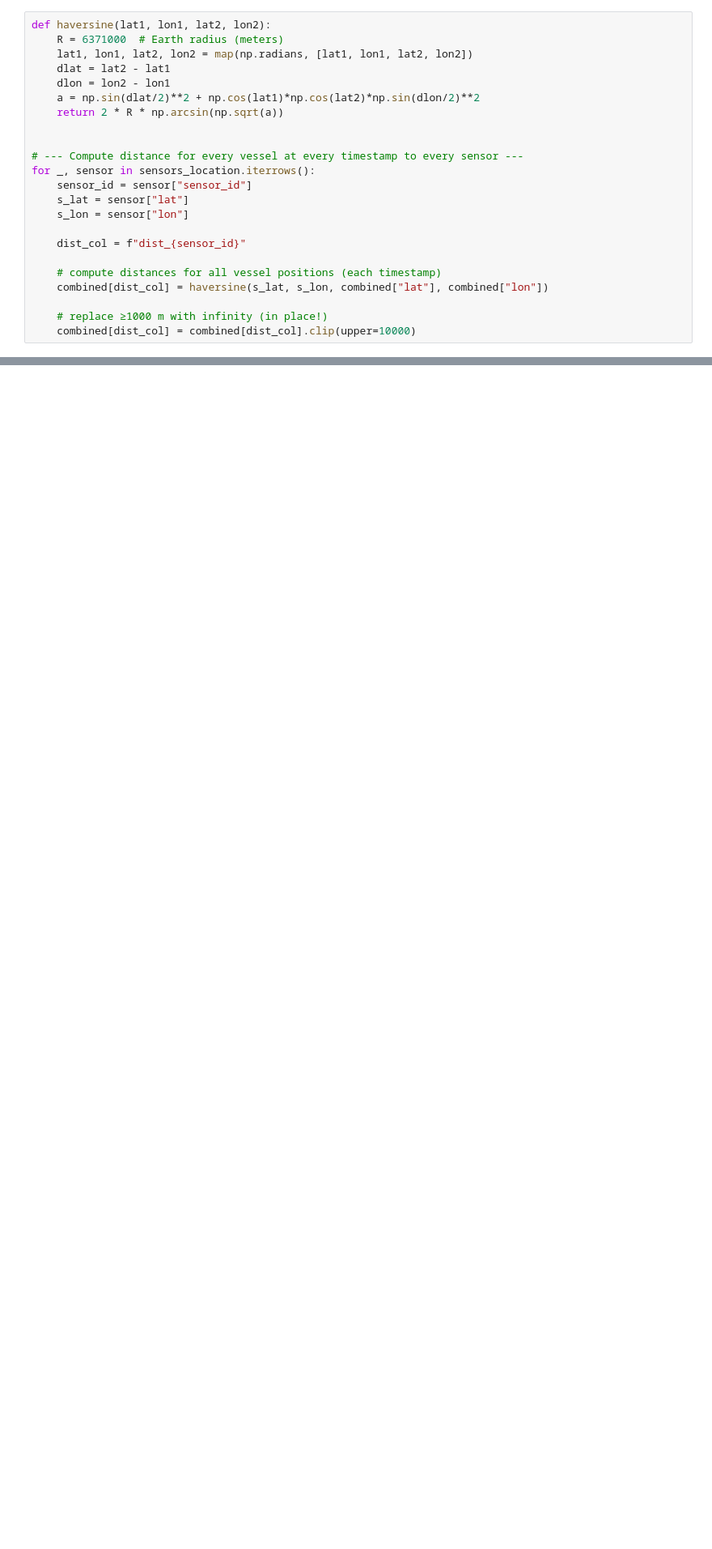
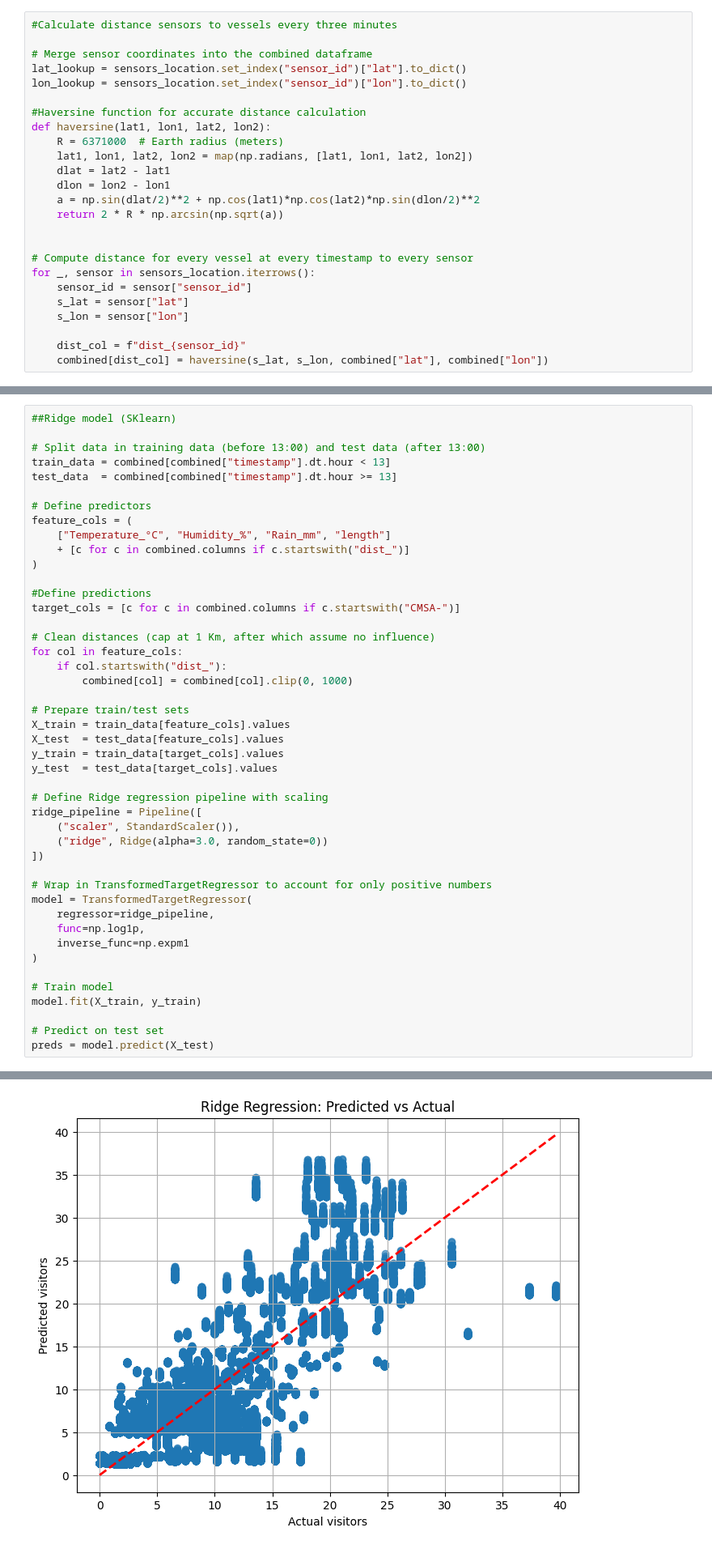
Before and after one commit to Wtoutenhoofd/TIL6022-group-project, a Jupyter notebook: machinelearning.ipynb, the cells around one changed output, grey strips where cells are left out. Shown at 81% size. Cells and saved outputs as stored; diff of their text form; blank space fills up the shorter version.

```diff
--- a/machinelearning.ipynb
+++ b/machinelearning.ipynb
@@ -143,4 +92,11 @@ lon_lookup = sensors_location.set_index("sensor_id")["lon"].to_dict()
 # %%
+#Calculate distance sensors to vessels every three minutes
+
+# Merge sensor coordinates into the combined dataframe
+lat_lookup = sensors_location.set_index("sensor_id")["lat"].to_dict()
+lon_lookup = sensors_location.set_index("sensor_id")["lon"].to_dict()
+
+#Haversine function for accurate distance calculation
 def haversine(lat1, lon1, lat2, lon2):
     R = 6371000  # Earth radius (meters)
     lat1, lon1, lat2, lon2 = map(np.radians, [lat1, lon1, lat2, lon2])
@@ -150,16 +106,11 @@ def haversine(lat1, lon1, lat2, lon2):
     return 2 * R * np.arcsin(np.sqrt(a))
 
 
-# --- Compute distance for every vessel at every timestamp to every sensor ---
+# Compute distance for every vessel at every timestamp to every sensor
 for _, sensor in sensors_location.iterrows():
     sensor_id = sensor["sensor_id"]
     s_lat = sensor["lat"]
     s_lon = sensor["lon"]
 
     dist_col = f"dist_{sensor_id}"
-
-    # compute distances for all vessel positions (each timestamp)
     combined[dist_col] = haversine(s_lat, s_lon, combined["lat"], combined["lon"])
-
-    # replace ≥1000 m with infinity (in place!)
-    combined[dist_col] = combined[dist_col].clip(upper=10000)
@@ -309,0 +230,46 @@ pred_df.to_csv("predicted_sensor_values_3min.csv", index=False)
+# %%
+##Ridge model (SKlearn)
+
+# Split data in training data (before 13:00) and test data (after 13:00)
+train_data = combined[combined["timestamp"].dt.hour < 13]
+test_data  = combined[combined["timestamp"].dt.hour >= 13]
+
+# Define predictors
+feature_cols = (
+    ["Temperature_°C", "Humidity_%", "Rain_mm", "length"]
+    + [c for c in combined.columns if c.startswith("dist_")]
+)
+
+#Define predictions
+target_cols = [c for c in combined.columns if c.startswith("CMSA-")]
+
+# Clean distances (cap at 1 Km, after which assume no influence)
+for col in feature_cols:
+    if col.startswith("dist_"):
+        combined[col] = combined[col].clip(0, 1000)
+
+# Prepare train/test sets
+X_train = train_data[feature_cols].values
+X_test  = test_data[feature_cols].values
+y_train = train_data[target_cols].values
+y_test  = test_data[target_cols].values
+
+# Define Ridge regression pipeline with scaling
+ridge_pipeline = Pipeline([
+    ("scaler", StandardScaler()),
+    ("ridge", Ridge(alpha=3.0, random_state=0))
+])
+
+# Wrap in TransformedTargetRegressor to account for only positive numbers
+model = TransformedTargetRegressor(
+    regressor=ridge_pipeline,
+    func=np.log1p,
+    inverse_func=np.expm1
+)
+
+# Train model
+model.fit(X_train, y_train)
+
+# Predict on test set
+preds = model.predict(X_test)
+# %% [output]
@@ -309,0 +284 @@ pred_df.to_csv("predicted_sensor_values_3min.csv", index=False)
+[figure, added]
```
Also changed, not shown: parts of 13 cells of this notebook.
